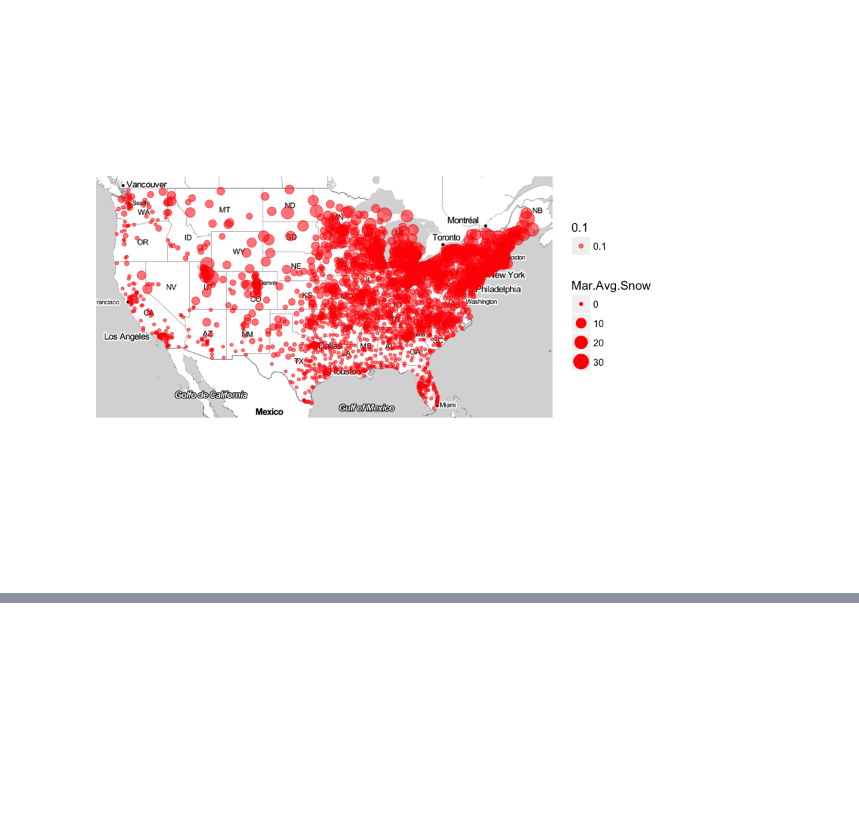
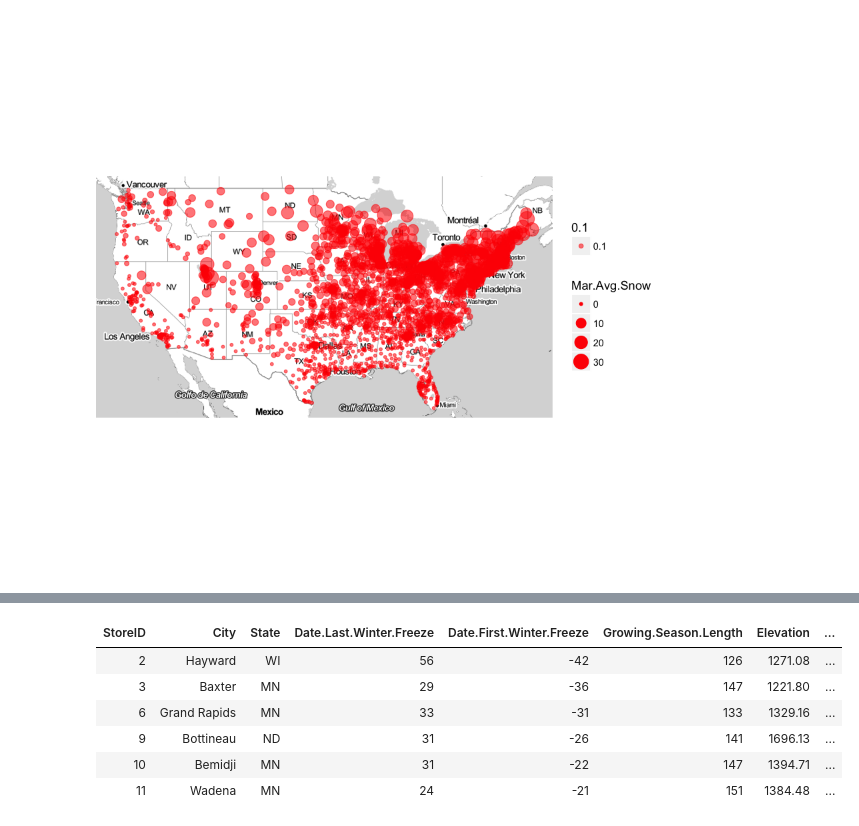
Before and after one commit to pbsjones/business_analysis_nanodegree, a Jupyter notebook: notebooks/7_segmentation_workbook.ipynb, the cells around one changed output, grey strips where cells are left out. Saved outputs shown, nothing was run; the diff lists cells and outputs as text; code cells hidden in the pictures; blank space fills up the shorter version.

```diff
--- a/notebooks/7_segmentation_workbook.ipynb
+++ b/notebooks/7_segmentation_workbook.ipynb
@@ -76,0 +95,21 @@ Warning message:
+# %%
+trans.precip <- preProcess( df[,7:18],
+                   method=c("BoxCox", "center",
+                            "scale", "pca"))
+
+trans.rain <- preProcess( df[,19:30],
+                   method=c("BoxCox", "center",
+                            "scale", "pca"))
+
+trans.snow <- preProcess( df[complete.cases(df),c(31:36, 39:42)],
+                   method=c("BoxCox", "center",
+                            "scale", "pca"))
+
+trans.temp <- preProcess( df[,43:54],
+                   method=c("BoxCox", "center",
+                            "scale", "pca"))
+# %%
+pred.precip <- predict( trans.precip, df[,7:18] )[1:4]
+pred.snow <- predict( trans.snow, df[,c(31:36, 39:42)] )[1:2]
+pred.rain <- predict( trans.rain, df[,19:30] )[1:3]
+pred.temp <- predict( trans.temp, df[,43:54] )[1:2]
@@ -76,0 +119,5 @@ Warning message:
+# %%
+pcomp <- cbind( pred.precip
+     , pred.snow
+     , pred.rain
+     , pred.temp )
@@ -76,0 +136,14 @@ Warning message:
+# %%
+df <- df %>%
+    select( c(1:6, 55:57) ) %>%
+    cbind( pcomp )
+# %%
+head( df )
+# %% [output]
+| StoreID | City | State | Date.Last.Winter.Freeze | Date.First.Winter.Freeze | Growing.Season.Length | Elevation | ... |
+| 2 | Hayward | WI | 56 | -42 | 126 | 1271.08 | ... |
+| 3 | Baxter | MN | 29 | -36 | 147 | 1221.80 | ... |
+| 6 | Grand Rapids | MN | 33 | -31 | 133 | 1329.16 | ... |
+| 9 | Bottineau | ND | 31 | -26 | 141 | 1696.13 | ... |
+| 10 | Bemidji | MN | 31 | -22 | 147 | 1394.71 | ... |
+| 11 | Wadena | MN | 24 | -21 | 151 | 1384.48 | ... |
```
Also changed, not shown: parts of 13 cells of this notebook, 1 other file.
